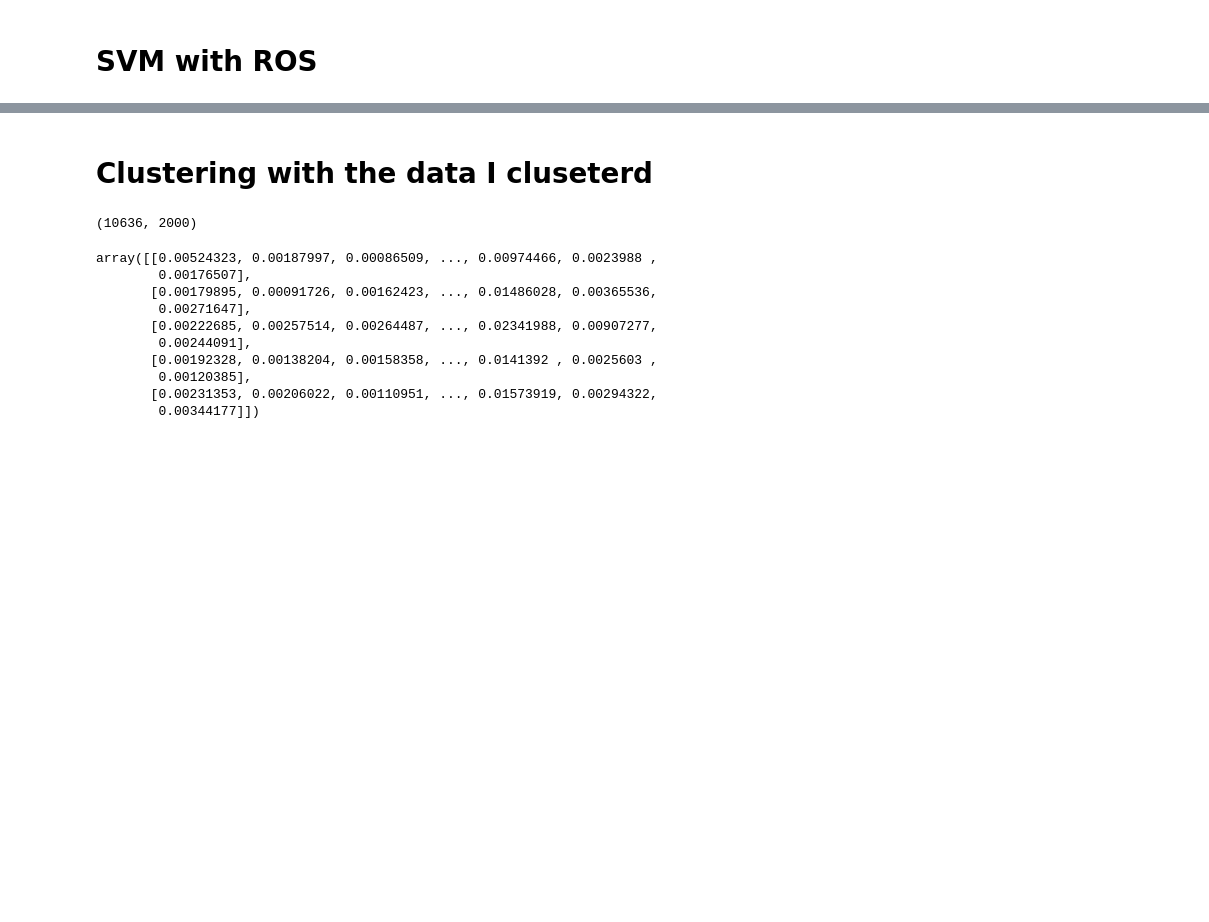
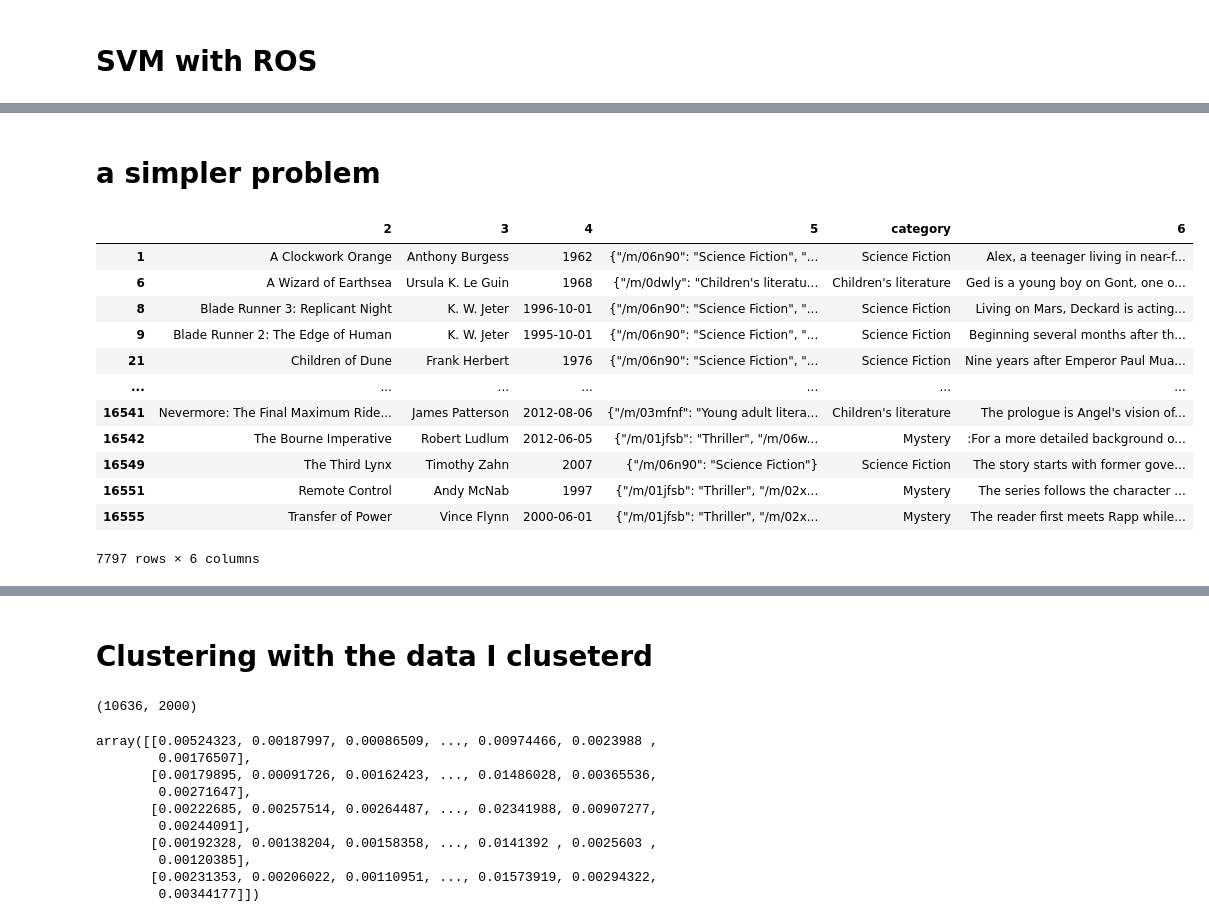
Before and after one commit to michaelrios2015/dm_project, a Jupyter notebook: project.ipynb, the cells around one changed output, grey strips where cells are left out. Saved outputs shown, nothing was run; the diff lists cells and outputs as text; code cells hidden in the pictures; blank space fills up the shorter version.

```diff
--- a/project.ipynb
+++ b/project.ipynb
@@ -1060,0 +1084,21 @@ SVM ROS Yes 0.581974011611833
+# %% [markdown]
+# a simpler problem
+# %%
+simplified_data = data_2.loc[(data_2['category'] == 'Science Fiction') | (data_2['category'] == 'Mystery')
+| (data_2['category'] == 'Fiction') | (data_2['category'] == 'Children\'s literature')]
+
+simplified_data
+# %% [output]
+|  | 2 | 3 | 4 | 5 | category | 6 |
+| 1 | A Clockwork Orange | Anthony Burgess | 1962 | {"/m/06n90": "Science Fiction", "... | Science Fiction | Alex, a teenager living in near-f... |
+| 6 | A Wizard of Earthsea | Ursula K. Le Guin | 1968 | {"/m/0dwly": "Children's literatu... | Children's literature | Ged is a young boy on Gont, one o... |
+| 8 | Blade Runner 3: Replicant Night | K. W. Jeter | 1996-10-01 | {"/m/06n90": "Science Fiction", "... | Science Fiction | Living on Mars, Deckard is acting... |
+| 9 | Blade Runner 2: The Edge of Human | K. W. Jeter | 1995-10-01 | {"/m/06n90": "Science Fiction", "... | Science Fiction | Beginning several months after th... |
+| 21 | Children of Dune | Frank Herbert | 1976 | {"/m/06n90": "Science Fiction", "... | Science Fiction | Nine years after Emperor Paul Mua... |
+| ... | ... | ... | ... | ... | ... | ... |
+| 16541 | Nevermore: The Final Maximum Ride... | James Patterson | 2012-08-06 | {"/m/03mfnf": "Young adult litera... | Children's literature | The prologue is Angel's vision of... |
+| 16542 | The Bourne Imperative | Robert Ludlum | 2012-06-05 | {"/m/01jfsb": "Thriller", "/m/06w... | Mystery | :For a more detailed background o... |
+| 16549 | The Third Lynx | Timothy Zahn | 2007 | {"/m/06n90": "Science Fiction"} | Science Fiction | The story starts with former gove... |
+| 16551 | Remote Control | Andy McNab | 1997 | {"/m/01jfsb": "Thriller", "/m/02x... | Mystery | The series follows the character ... |
+| 16555 | Transfer of Power | Vince Flynn | 2000-06-01 | {"/m/01jfsb": "Thriller", "/m/02x... | Mystery | The reader first meets Rapp while... |
+7797 rows × 6 columns
```
Also changed, not shown: parts of 35 cells of this notebook.
